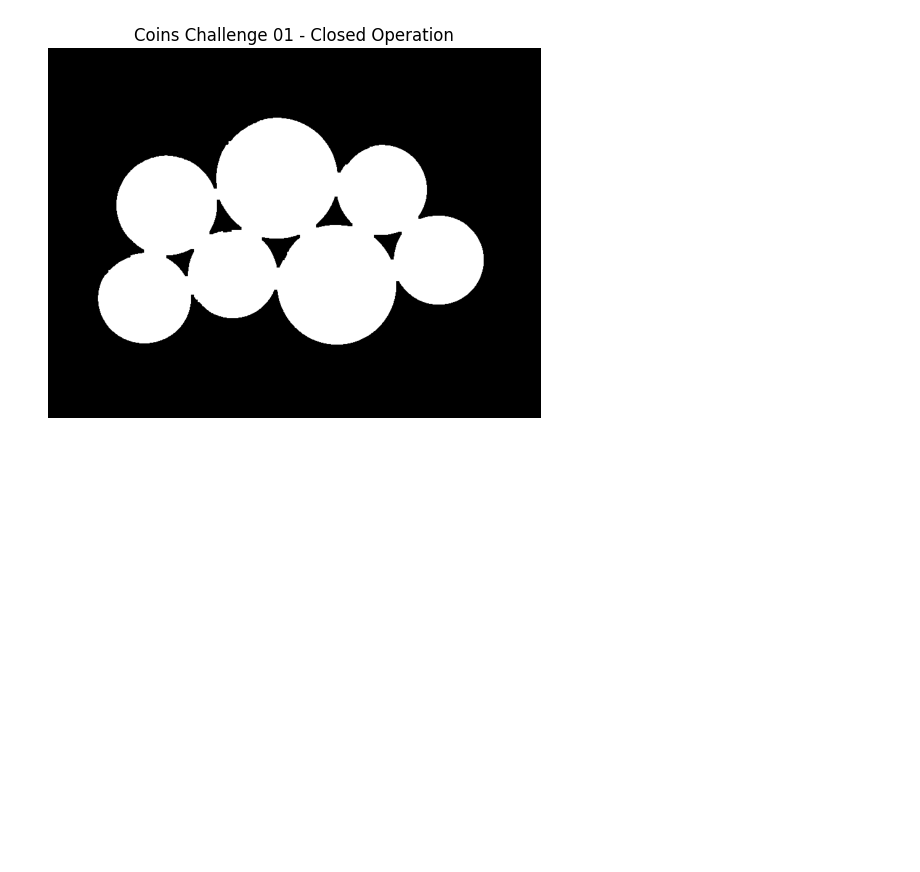
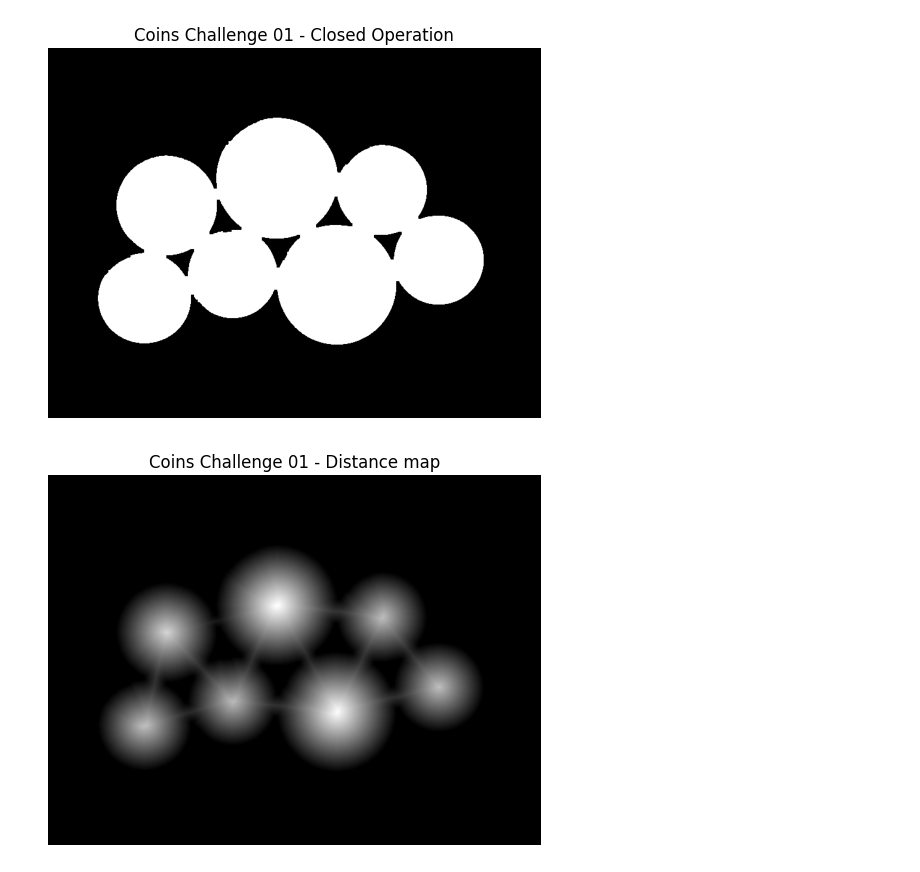
Before and after one commit to Rogerio-Chaves/Image-Segmentation, a Jupyter notebook: 001_Classical_Techniques/005_Watershed_Segmentation/002_Watershed_Coins-Challenge.ipynb, the cells around one changed output. Saved outputs shown, nothing was run; the diff lists cells and outputs as text; code cells hidden in the pictures; blank space fills up the shorter version.

```diff
--- a/001_Classical_Techniques/005_Watershed_Segmentation/002_Watershed_Coins-Challenge.ipynb
+++ b/001_Classical_Techniques/005_Watershed_Segmentation/002_Watershed_Coins-Challenge.ipynb
@@ -50,3 +54,12 @@ plt.axis('off')
 plt.show()
 # %% [output]
 [figure]
+# %%
+distance_map = ndi.distance_transform_edt(closed_image)
+
+plt.imshow(distance_map, cmap='gray')
+plt.title(f'{title} - Distance map')
+plt.axis('off')
+plt.show()
+# %% [output]
+[figure, added]
```
Also changed, not shown: parts of 3 cells of this notebook.
